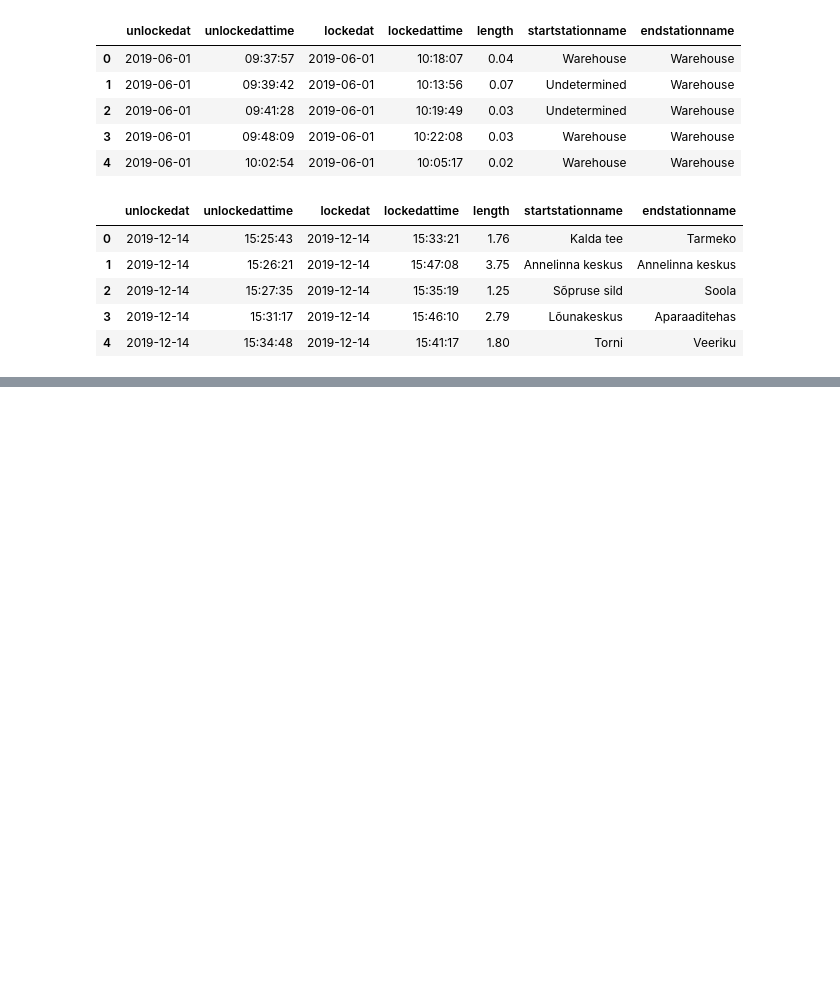
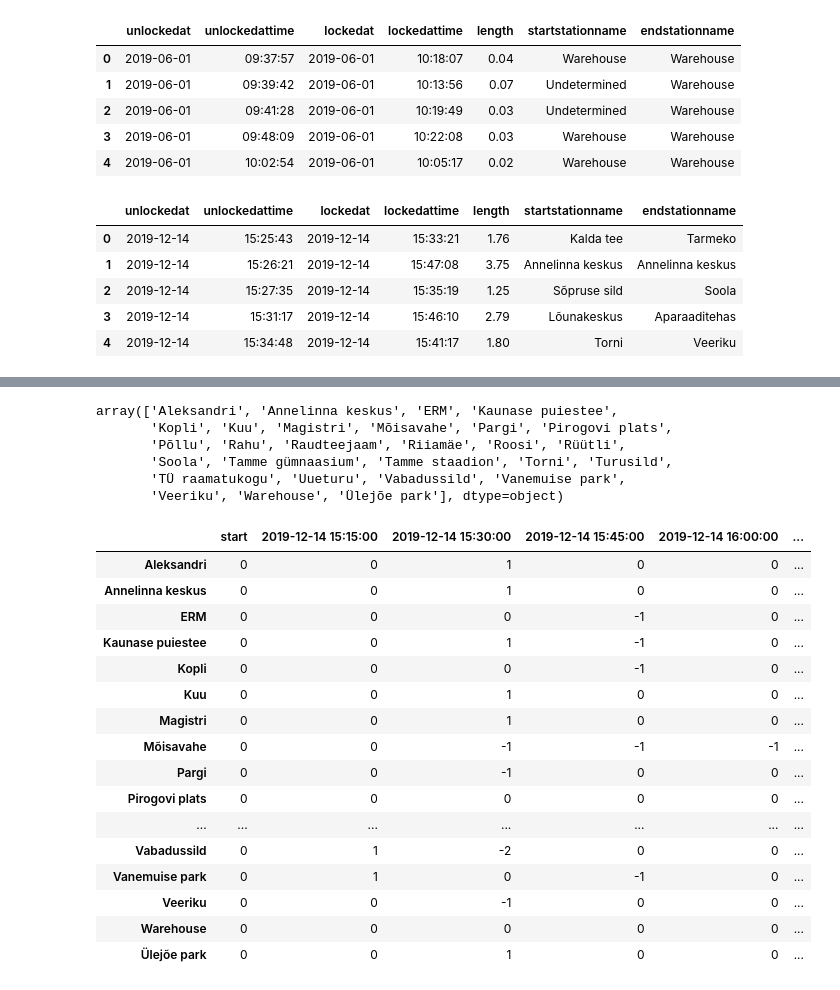
Before and after one commit to 3linameier/IDS2020, a Jupyter notebook: DataExploration.ipynb, the cells around one changed output, grey strips where cells are left out. Saved outputs shown, nothing was run; the diff lists cells and outputs as text; code cells hidden in the pictures; blank space fills up the shorter version.

```diff
--- a/DataExploration.ipynb
+++ b/DataExploration.ipynb
@@ -25,0 +33,6 @@ data2.head()
+# %%
+test['lockedattime'] = test['lockedattime'].astype(str).str[:8]
+test['unlockedattime'] = test['unlockedattime'].astype(str).str[:8]
+test['unlocked'] = pd.to_datetime(test['unlockedattime'] + ' ' + test['unlockedat'])
+test['locked'] = pd.to_datetime(test['lockedattime'] + ' ' + test['lockedat'])
+puhas = test.drop(columns=['unlockedat', 'unlockedattime', 'lockedat', 'lockedattime'])
@@ -25,0 +55,11 @@ data2.head()
+# %%
+vol1 = puhas[['startstationname', 'unlocked']]
+vol1['minek'] = 1 #kui 1 siis unlocked
+vol2 = puhas[['endstationname', 'locked']]
+vol2['minek'] = 0
+vol1.rename(columns={'startstationname':'station', 'unlocked':'time'}, inplace=True)
+vol2.rename(columns={'endstationname':'station', 'locked':'time'}, inplace=True)
+result = pd.concat([vol1, vol2])
+sorteeritud = result.sort_values('time')
+sorteeritud = sorteeritud.reset_index(drop=True)
+sorteeritud
@@ -25,0 +120,49 @@ data2.head()
+# %%
+l = np.unique(puhas[['startstationname', 'endstationname']].values)
+
+l
+# %% [output]
+array(['Aleksandri', 'Annelinna keskus', 'ERM', 'Kaunase puiestee',
+       'Kopli', 'Kuu', 'Magistri', 'Mõisavahe', 'Pargi', 'Pirogovi plats',
+       'Põllu', 'Rahu', 'Raudteejaam', 'Riiamäe', 'Roosi', 'Rüütli',
+       'Soola', 'Tamme gümnaasium', 'Tamme staadion', 'Torni', 'Turusild',
+       'TÜ raamatukogu', 'Uueturu', 'Vabadussild', 'Vanemuise park',
+       'Veeriku', 'Warehouse', 'Ülejõe park'], dtype=object)
+# %%
+tim = pd.Timestamp('2019-12-14T15')
+vahemik = pd.to_timedelta("00:15:00")
+uus = pd.DataFrame({'start':0} ,index = l)
+col = pd.DataFrame({tim:0} ,index = l)
+
+for i, station in enumerate(t.station):
+    station = t['station'][i]
+    time = t['time'][i]
+    minek = t['minek'][i]
+    while (abs(tim - time) > vahemik):
+        tim += vahemik
+        uus[tim] = col
+        col = pd.DataFrame({tim:0} ,index = l)
+    else:
+        if minek == 0:
+            col[tim][station] -= 1
+        else:
+            col[tim][station] += 1
+uus
+# %% [output]
+|  | start | 2019-12-14 15:15:00 | 2019-12-14 15:30:00 | 2019-12-14 15:45:00 | 2019-12-14 16:00:00 | ... |
+| Aleksandri | 0 | 0 | 1 | 0 | 0 | ... |
+| Annelinna keskus | 0 | 0 | 1 | 0 | 0 | ... |
+| ERM | 0 | 0 | 0 | -1 | 0 | ... |
+| Kaunase puiestee | 0 | 0 | 1 | -1 | 0 | ... |
+| Kopli | 0 | 0 | 0 | -1 | 0 | ... |
+| Kuu | 0 | 0 | 1 | 0 | 0 | ... |
+| Magistri | 0 | 0 | 1 | 0 | 0 | ... |
+| Mõisavahe | 0 | 0 | -1 | -1 | -1 | ... |
+| Pargi | 0 | 0 | -1 | 0 | 0 | ... |
+| Pirogovi plats | 0 | 0 | 0 | 0 | 0 | ... |
+| ... | ... | ... | ... | ... | ... | ... |
+| Vabadussild | 0 | 1 | -2 | 0 | 0 | ... |
+| Vanemuise park | 0 | 1 | 0 | -1 | 0 | ... |
+| Veeriku | 0 | 0 | -1 | 0 | 0 | ... |
+| Warehouse | 0 | 0 | 0 | 0 | 0 | ... |
+| Ülejõe park | 0 | 0 | 1 | 0 | 0 | ... |
```
Also changed, not shown: parts of 6 cells of this notebook, 4 other files.
